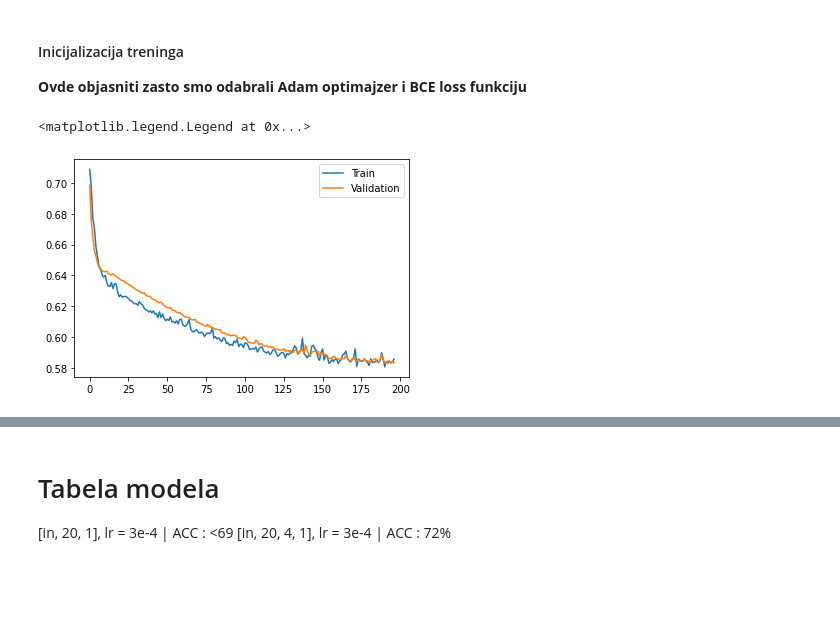
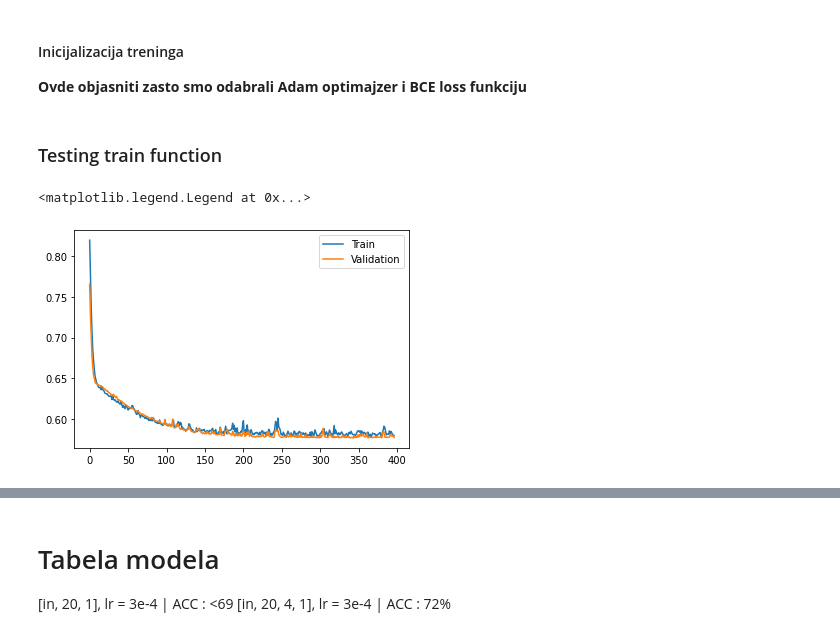
Before and after one commit to Paralelopipet/NM-Nba-prediction, a Jupyter notebook: NBA_predictions.ipynb, the cells around one changed output, grey strips where cells are left out. Drawn from its saved outputs; the diff is of its cells as text; code cells hidden in the pictures; blank space fills up the shorter version.

```diff
--- a/NBA_predictions.ipynb
+++ b/NBA_predictions.ipynb
@@ -276,3 +378,5 @@ validation_loader = DataLoader(valid_dataset, **valid_parameters)
+# %% [markdown]
+### Testing train function
 # %%
 from torch.nn import BCELoss, CrossEntropyLoss
 from torch.optim import Adam, SGD
@@ -390,9 +395,15 @@ for epoch in range(1, num_of_epochs + 1):
+# %%
+training_objects = {
+    "Loss Function": loss_function,
+    "Train Dataloader": training_loader,
+    "Valid Dataloader": validation_loader,
+    "Optimizer": optimizer,
+}
+final_model, results = train_network(model, training_objects=training_objects, num_of_epochs=400)
 # %%
-import matplotlib.pyplot as plt
-
-plt.plot(training_loss[3:], label="Train")
-plt.plot(validation_loss[3:], label="Validation")
+plt.plot(results["train loss"][3:], label="Train")
+plt.plot(results["validation loss"][3:], label="Validation")
 plt.legend()
 # %% [output]
 <matplotlib.legend.Legend at 0x...>
-[figure, old version]
+[figure, new version]
```
Also changed, not shown: parts of 19 cells of this notebook.
